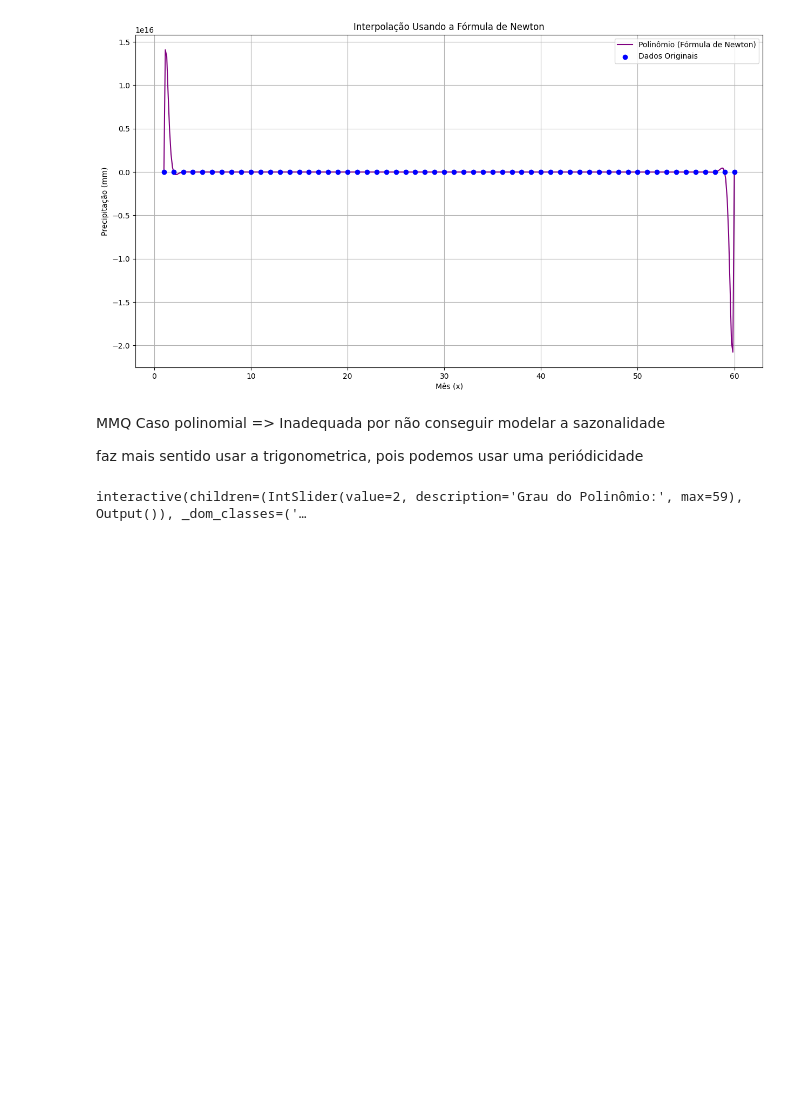
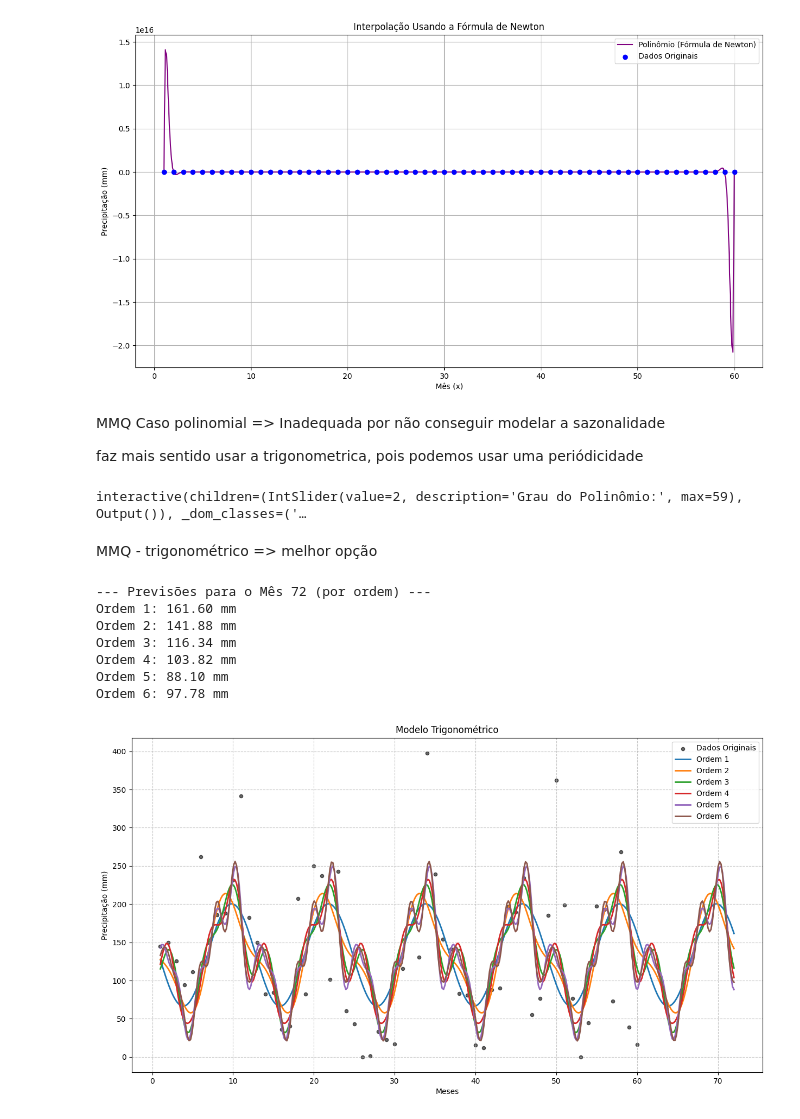
Before and after one commit to asegnibo/Calculo_Numerico, a Jupyter notebook: modelo_trigonometrico.ipynb, the cells around one changed output. Cells and saved outputs as stored; diff of their text form; code cells hidden in the pictures; blank space fills up the shorter version.

```diff
--- a/modelo_trigonometrico.ipynb
+++ b/modelo_trigonometrico.ipynb
@@ -560,3 +560,80 @@ interact(plotar_polinomio_por_grau,
          grau=widgets.IntSlider(value=2, min=0, max=59, step=1, description='Grau do Polinômio:'));
 # %% [output]
 interactive(children=(IntSlider(value=2, description='Grau do Polinômio:', max=59), Output()), _dom_classes=('…
+# %% [markdown]
+MMQ - trigonométrico => melhor opção
+# %%
+import numpy as np
+import matplotlib.pyplot as plt
+from scipy.optimize import curve_fit
+
+# --- Seus dados ---
+x_dados = np.arange(1, 61)
+y_dados = np.array([
+    144.4, 150.0, 125.8, 94.0, 111.0, 262.2, 149.8, 186.0, 188.4, 231.3,
+    341.4, 182.7, 149.6, 82.4, 84.0, 35.9, 40.3, 207.0, 82.4, 250.0,
+    237.2, 101.2, 242.7, 60.4, 43.2, 0.0, 1.1, 33.1, 22.3, 17.1,
+    115.3, 193.2, 130.4, 397.8, 239.0, 153.6, 141.4, 82.6, 80.8, 15.6,
+    11.8, 88.0, 90.0, 196.6, 189.2, 234.2, 55.4, 76.4, 185.4, 362.0,
+    198.8, 76.4, 0.0, 44.8, 197.3, 192.8, 73.1, 268.0, 39.0, 15.8
+])
+
+# --- Função de Modelo Trigonométrico Geral (a mesma de antes) ---
+def modelo_trigonometrico_geral(x, *params):
+    y = params[0]
+    for k in range(1, len(params), 2):
+        ordem_k = (k + 1) // 2
+        Ak = params[k]
+        Bk = params[k+1]
+        y += Ak * np.cos(2 * np.pi * ordem_k * x / 12) + Bk * np.sin(2 * np.pi * ordem_k * x / 12)
+    return y
+
+# --- Estrutura Principal do Gráfico ---
+
+# 1. Criar a figura e os eixos UMA VEZ, antes do loop
+plt.figure(figsize=(15, 8))
+# 2. Plotar os dados originais UMA VEZ
+plt.scatter(x_dados, y_dados, label='Dados Originais', color='black', alpha=0.6, s=20)
+
+print("--- Previsões para o Mês 72 (por ordem) ---")
+
+# 3. Loop para calcular e plotar cada modelo
+for ordem in range(1, 7): # De 1 a 6
+    num_params = 1 + 2 * ordem
+    chute_inicial = [np.mean(y_dados)] + [0.0] * (2 * ordem)
+
+    try:
+        # Ajustar o modelo para a ordem atual
+        params_otimos, _ = curve_fit(modelo_trigonometrico_geral, x_dados, y_dados, p0=chute_inicial, maxfev=10000)
+
+        # Gerar a curva suave para o plot
+        x_curva = np.linspace(1, 72, 400)
+        y_curva = modelo_trigonometrico_geral(x_curva, *params_otimos)
+
+        # Plotar a curva do modelo atual no mesmo gráfico
+        plt.plot(x_curva, y_curva, label=f'Ordem {ordem}', linewidth=2)
+
+        # Calcular e imprimir a previsão
+        mes_futuro = 72
+        precipitacao_prevista = modelo_trigonometrico_geral(mes_futuro, *params_otimos)
+        print(f"Ordem {ordem}: {precipitacao_prevista:.2f} mm")
+
+    except RuntimeError:
+        print(f"Ordem {ordem}: Não foi possível ajustar o modelo.")
+
+# 4. Configurar os detalhes do gráfico DEPOIS do loop
+plt.title('Modelo Trigonométrico')
+plt.xlabel('Meses')
+plt.ylabel('Precipitação (mm)')
+plt.grid(True, linestyle='--', alpha=0.7)
+plt.legend(fontsize=10)
+plt.show()
+# %% [output]
+--- Previsões para o Mês 72 (por ordem) ---
+Ordem 1: 161.60 mm
+Ordem 2: 141.88 mm
+Ordem 3: 116.34 mm
+Ordem 4: 103.82 mm
+Ordem 5: 88.10 mm
+Ordem 6: 97.78 mm
+[figure, added]
```
